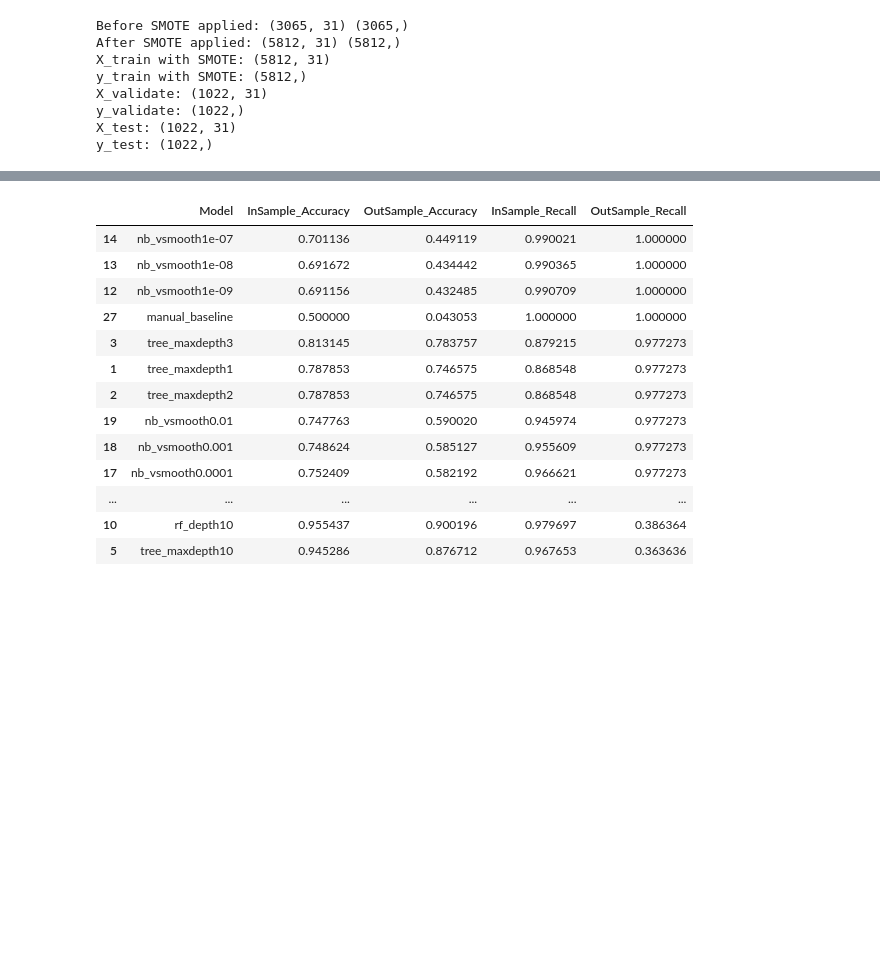
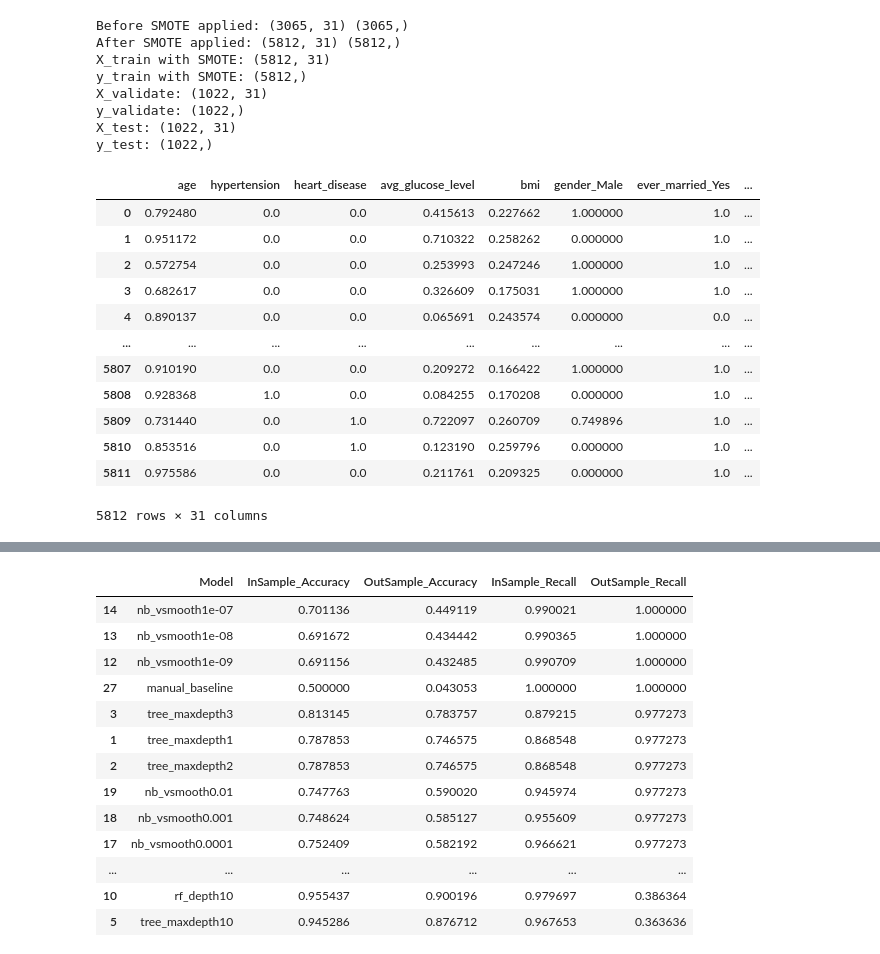
Before and after one commit to stroke-predictors/germain-capstone-stoke-prediction, a Jupyter notebook: post_mvp_jake.ipynb, the cells around one changed output, grey strips where cells are left out. Drawn from its saved outputs; the diff is of its cells as text; code cells hidden in the pictures; blank space fills up the shorter version.

```diff
--- a/post_mvp_jake.ipynb
+++ b/post_mvp_jake.ipynb
@@ -31,6 +39,22 @@ X_validate: (1022, 31)
 y_validate: (1022,)
 X_test: (1022, 31)
 y_test: (1022,)
+# %%
+X_train # features like gender_Male and work_type_Private have non-ordinal values because of SMOTE oversampling
+# %% [output]
+|  | age | hypertension | heart_disease | avg_glucose_level | bmi | gender_Male | ever_married_Yes | ... |
+| 0 | 0.792480 | 0.0 | 0.0 | 0.415613 | 0.227662 | 1.000000 | 1.0 | ... |
+| 1 | 0.951172 | 0.0 | 0.0 | 0.710322 | 0.258262 | 0.000000 | 1.0 | ... |
+| 2 | 0.572754 | 0.0 | 0.0 | 0.253993 | 0.247246 | 1.000000 | 1.0 | ... |
+| 3 | 0.682617 | 0.0 | 0.0 | 0.326609 | 0.175031 | 1.000000 | 1.0 | ... |
+| 4 | 0.890137 | 0.0 | 0.0 | 0.065691 | 0.243574 | 0.000000 | 0.0 | ... |
+| ... | ... | ... | ... | ... | ... | ... | ... | ... |
+| 5807 | 0.910190 | 0.0 | 0.0 | 0.209272 | 0.166422 | 1.000000 | 1.0 | ... |
+| 5808 | 0.928368 | 1.0 | 0.0 | 0.084255 | 0.170208 | 0.000000 | 1.0 | ... |
+| 5809 | 0.731440 | 0.0 | 1.0 | 0.722097 | 0.260709 | 0.749896 | 1.0 | ... |
+| 5810 | 0.853516 | 0.0 | 1.0 | 0.123190 | 0.259796 | 0.000000 | 1.0 | ... |
+| 5811 | 0.975586 | 0.0 | 0.0 | 0.211761 | 0.209325 | 0.000000 | 1.0 | ... |
+5812 rows × 31 columns
 # %%
 # shotgun-out several classification models
 y_train_predictions,\
```
Also changed, not shown: parts of 21 cells of this notebook.
